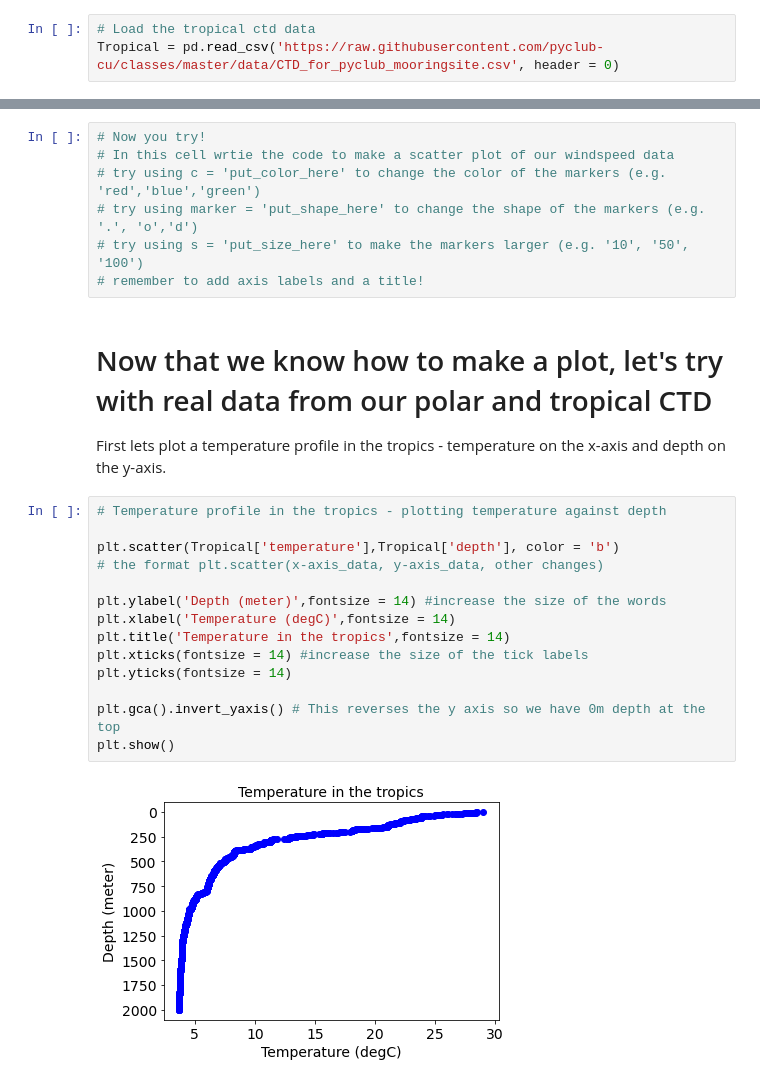
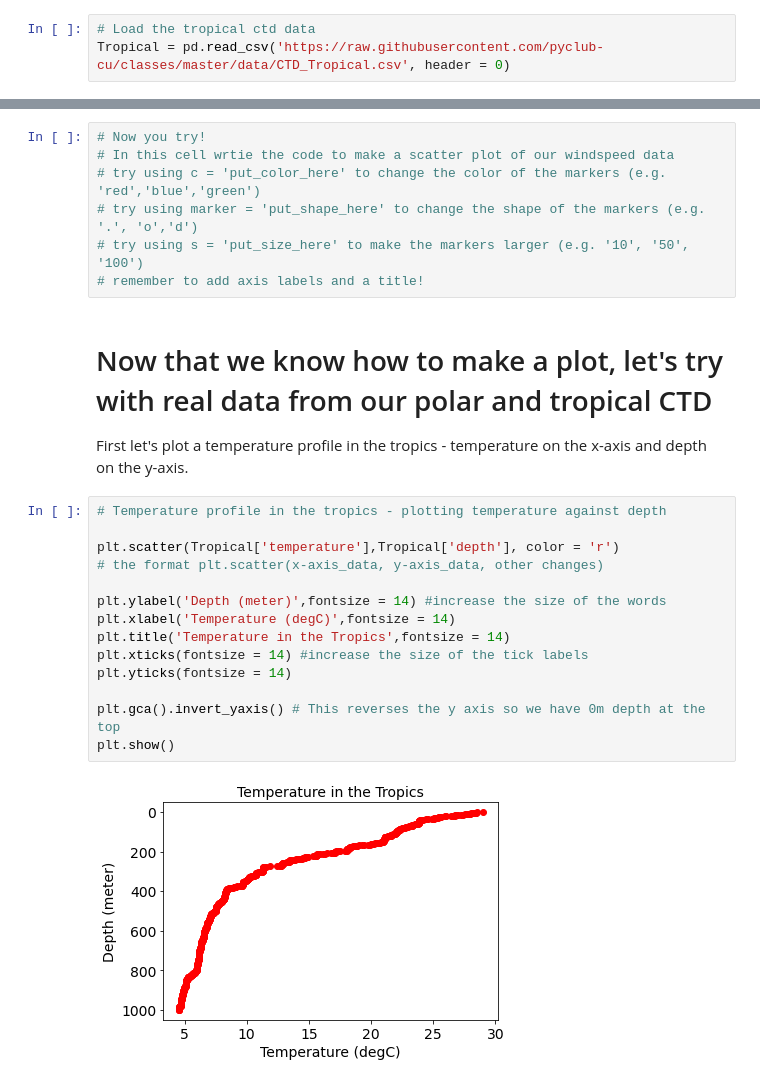
Before and after one commit to pyclub-cu/classes, a Jupyter notebook: Week_7_Data_Visualization.ipynb, the cells around one changed output, grey strips where cells are left out. Cells and saved outputs as stored; diff of their text form.

```diff
--- a/Week_7_Data_Visualization.ipynb
+++ b/Week_7_Data_Visualization.ipynb
@@ -59,3 +64,3 @@ Polar = pd.read_csv('https://raw.githubusercontent.com/pyclub-cu/classes/master/
 # %%
 # Load the tropical ctd data
-Tropical = pd.read_csv('https://raw.githubusercontent.com/pyclub-cu/classes/master/data/CTD_for_pyclub_mooringsite.csv', header = 0)
+Tropical = pd.read_csv('https://raw.githubusercontent.com/pyclub-cu/classes/master/data/CTD_Tropical.csv', header = 0)
@@ -136,20 +139,20 @@ Remember to add readble and informative labels!
 # %% [markdown]
 # Now that we know how to make a plot, let's try with real data from our polar and tropical CTD
 
-First lets plot a temperature profile in the tropics - temperature on the x-axis and depth on the y-axis.
+First let's plot a temperature profile in the tropics - temperature on the x-axis and depth on the y-axis.
 # %%
 # Temperature profile in the tropics - plotting temperature against depth
 
-plt.scatter(Tropical['temperature'],Tropical['depth'], color = 'b')
+plt.scatter(Tropical['temperature'],Tropical['depth'], color = 'r')
 # the format plt.scatter(x-axis_data, y-axis_data, other changes)
 
 plt.ylabel('Depth (meter)',fontsize = 14) #increase the size of the words
 plt.xlabel('Temperature (degC)',fontsize = 14)
-plt.title('Temperature in the tropics',fontsize = 14)
+plt.title('Temperature in the Tropics',fontsize = 14)
 plt.xticks(fontsize = 14) #increase the size of the tick labels
 plt.yticks(fontsize = 14)
 
 plt.gca().invert_yaxis() # This reverses the y axis so we have 0m depth at the top
 plt.show()
 # %% [output]
-[figure, old version]
+[figure, new version]
```
Also changed, not shown: parts of 23 cells of this notebook.
